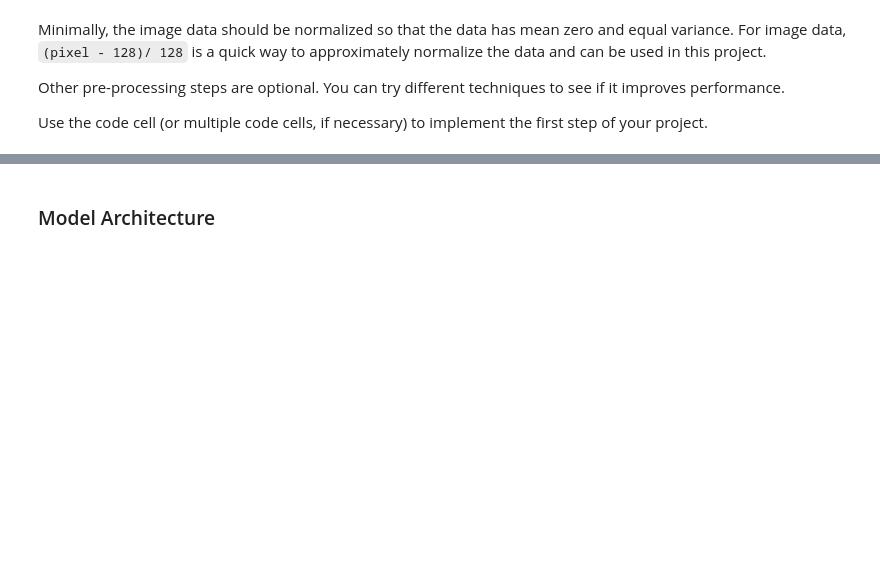
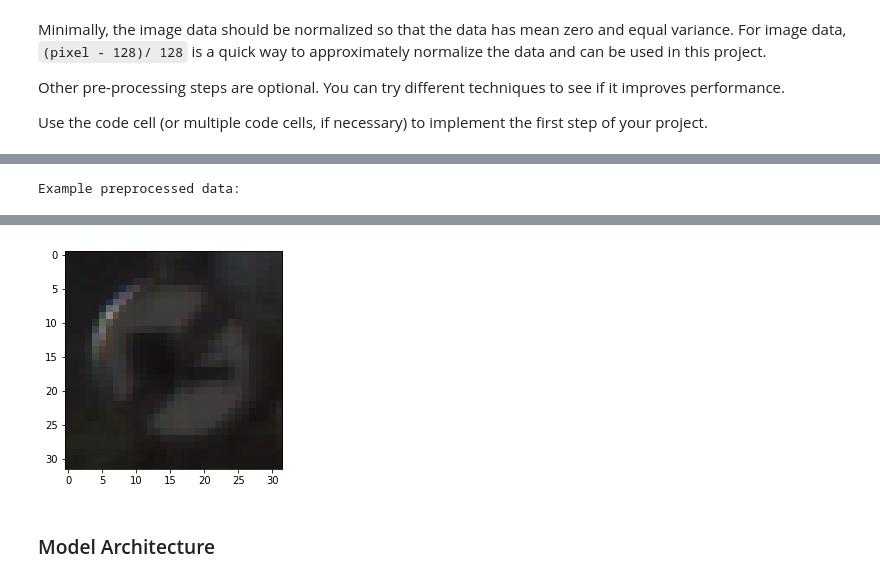
Before and after one commit to SeanColombo/CarND-Traffic-Sign-Classifier-Project, a Jupyter notebook: Traffic_Sign_Classifier.ipynb, the cells around one changed output, grey strips where cells are left out. Drawn from its saved outputs; the diff is of its cells as text; code cells hidden in the pictures; blank space fills up the shorter version.

```diff
--- a/Traffic_Sign_Classifier.ipynb
+++ b/Traffic_Sign_Classifier.ipynb
@@ -240,0 +268,8 @@ Image Shape: (32, 32, 3)
+# %%
+# For some reason this appears to need to be in a different cell from above, or the
+# HTML won't render. Just a jupyter notebook idiosyncrasy
+# After our pre-processing, show the data again so we can make sure the normalized data still looks rational.
+print("Example preprocessed data:")
+HTML(get_sample_sign_html(X_train, y_train, sign_legend))
+# %% [output]
+Example preprocessed data:
@@ -241,3 +277,4 @@ Image Shape: (32, 32, 3)
+[figure, added]
 # %% [markdown]
 ### Model Architecture
 # %%
```
Also changed, not shown: parts of 6 cells of this notebook, 4 other files.
